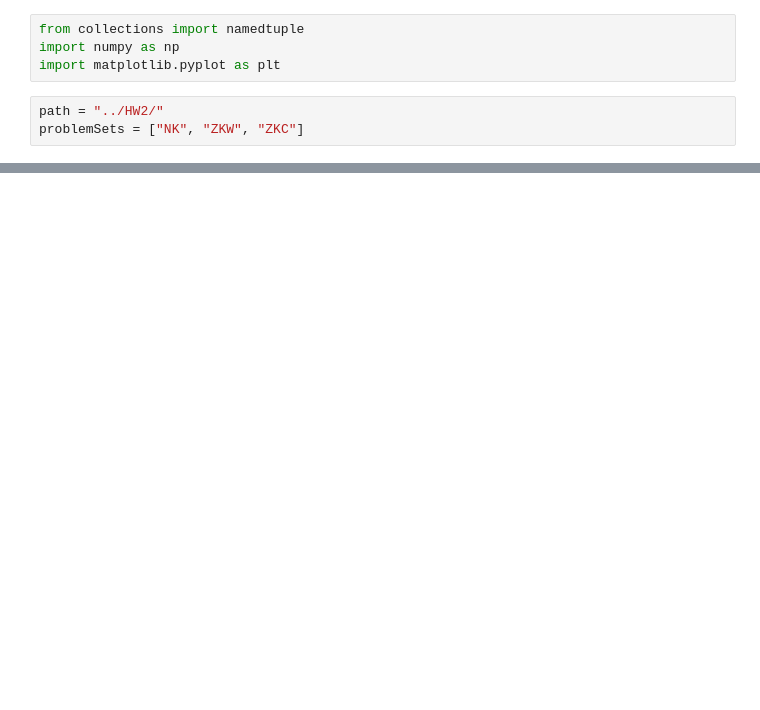
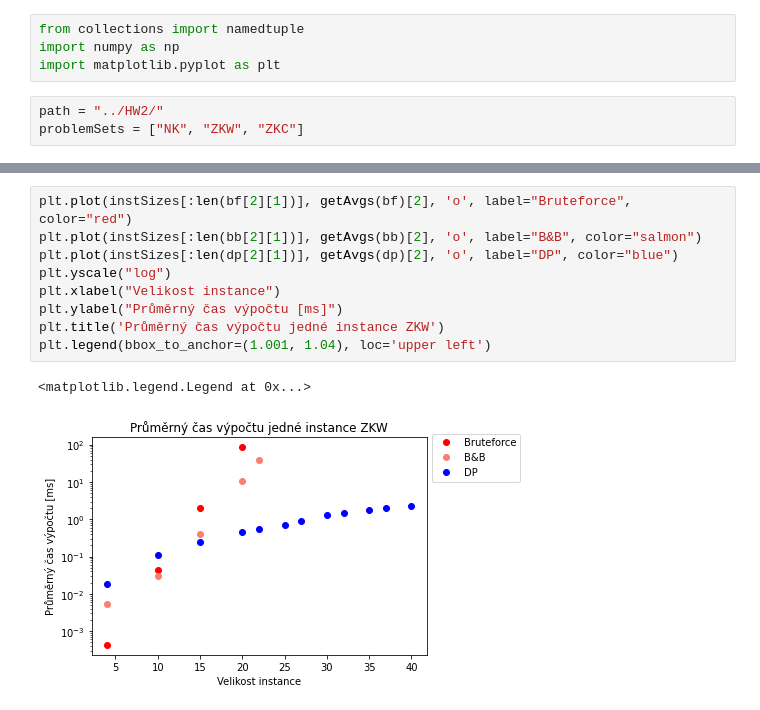
Before and after one commit to zbyju/CombinatorialOptimization, a Jupyter notebook: results/reports/report-data-2.ipynb, the cells around one changed output, grey strips where cells are left out. Cells and saved outputs as stored; diff of their text form; blank space fills up the shorter version.

```diff
--- a/results/reports/report-data-2.ipynb
+++ b/results/reports/report-data-2.ipynb
@@ -135,0 +179,12 @@ def getAvgDevs(data, oData):
+# %%
+plt.plot(instSizes[:len(bf[2][1])], getAvgs(bf)[2], 'o', label="Bruteforce", color="red")
+plt.plot(instSizes[:len(bb[2][1])], getAvgs(bb)[2], 'o', label="B&B", color="salmon")
+plt.plot(instSizes[:len(dp[2][1])], getAvgs(dp)[2], 'o', label="DP", color="blue")
+plt.yscale("log")
+plt.xlabel("Velikost instance")
+plt.ylabel("Průměrný čas výpočtu [ms]")
+plt.title('Průměrný čas výpočtu jedné instance ZKW')
+plt.legend(bbox_to_anchor=(1.001, 1.04), loc='upper left')
+# %% [output]
+<matplotlib.legend.Legend at 0x...>
+[figure, added]
```
Also changed, not shown: parts of 15 cells of this notebook, 1 other file.
